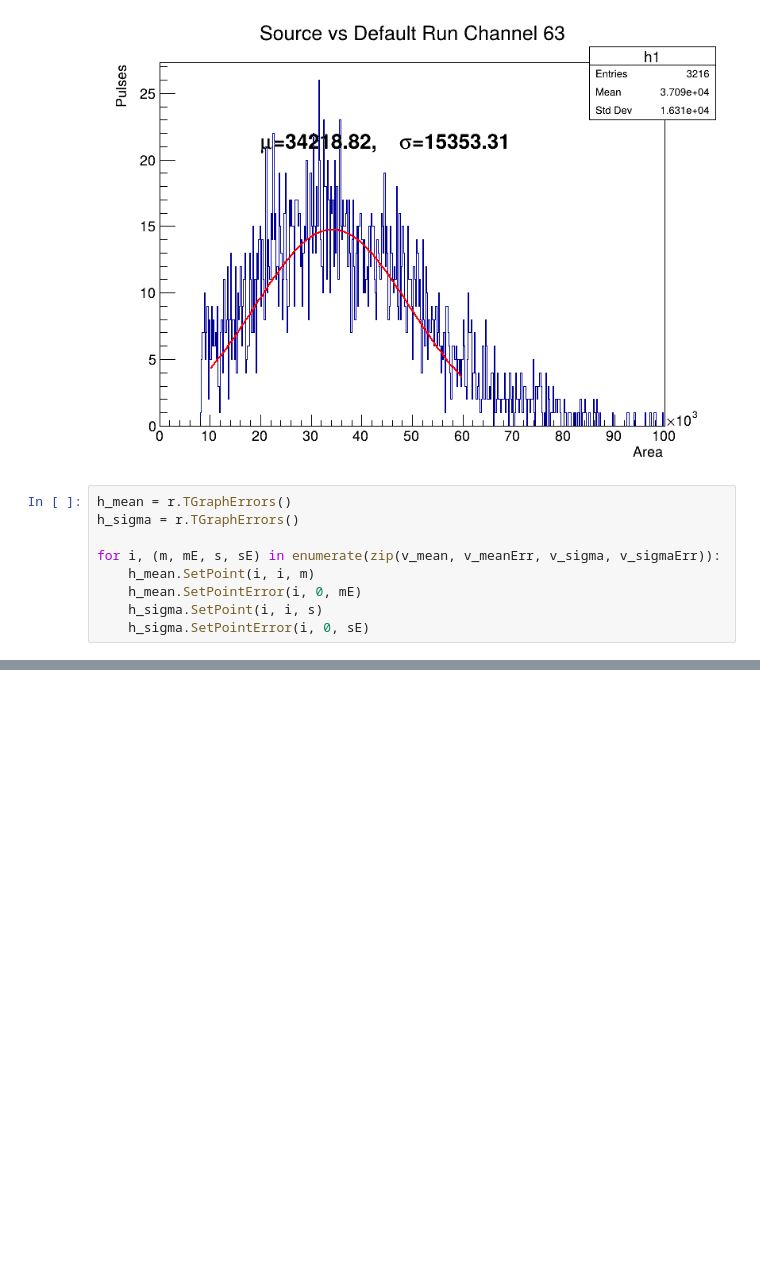
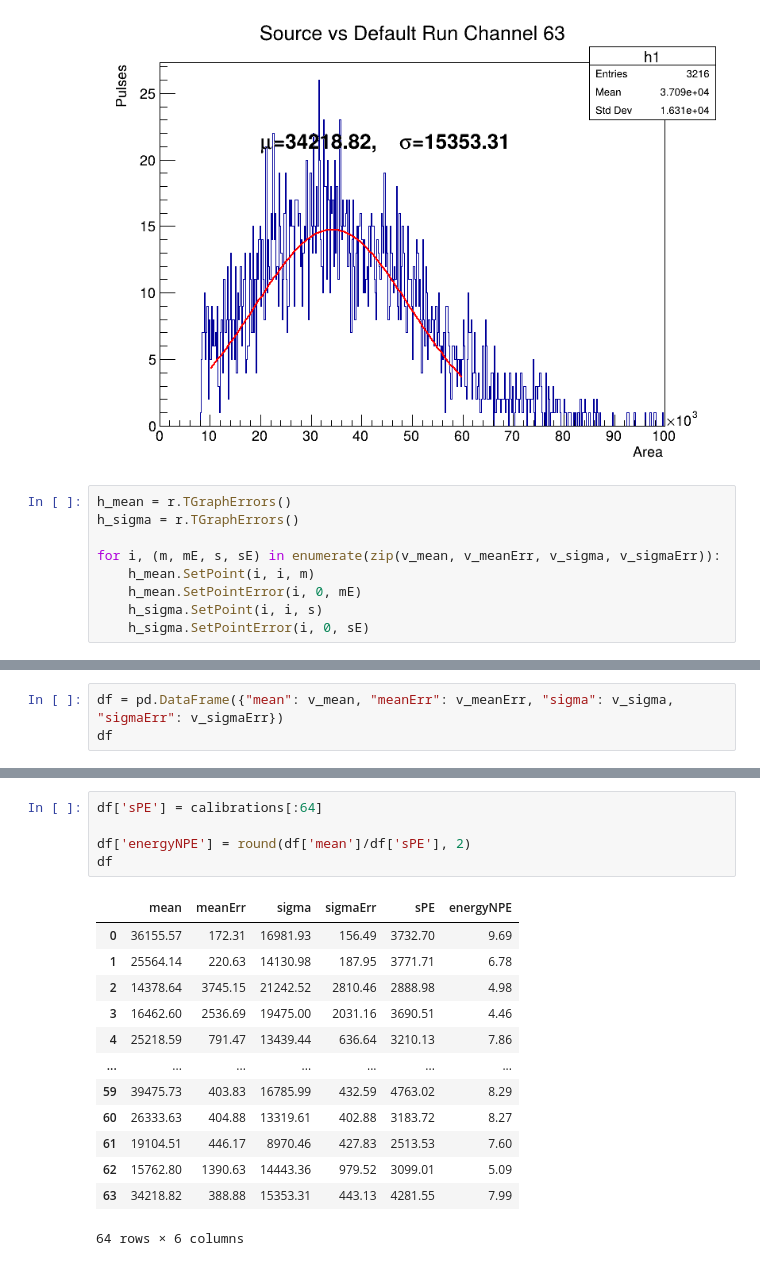
Before and after one commit to milliQan-sw/milliqanOffline, a Jupyter notebook: Run3Detector/analysis/pmt-calibration/energyCalibration.ipynb, the cells around one changed output, grey strips where cells are left out. Drawn from its saved outputs; the diff is of its cells as text; blank space fills up the shorter version.

```diff
--- a/Run3Detector/analysis/pmt-calibration/energyCalibration.ipynb
+++ b/Run3Detector/analysis/pmt-calibration/energyCalibration.ipynb
@@ -187,0 +191,3 @@ c1.Draw()
+# %%
+df = pd.DataFrame({"mean": v_mean, "meanErr": v_meanErr, "sigma": v_sigma, "sigmaErr": v_sigmaErr})
+df
@@ -187,0 +245,19 @@ c1.Draw()
+# %%
+df['sPE'] = calibrations[:64]
+
+df['energyNPE'] = round(df['mean']/df['sPE'], 2)
+df
+# %% [output]
+|  | mean | meanErr | sigma | sigmaErr | sPE | energyNPE |
+| 0 | 36155.57 | 172.31 | 16981.93 | 156.49 | 3732.70 | 9.69 |
+| 1 | 25564.14 | 220.63 | 14130.98 | 187.95 | 3771.71 | 6.78 |
+| 2 | 14378.64 | 3745.15 | 21242.52 | 2810.46 | 2888.98 | 4.98 |
+| 3 | 16462.60 | 2536.69 | 19475.00 | 2031.16 | 3690.51 | 4.46 |
+| 4 | 25218.59 | 791.47 | 13439.44 | 636.64 | 3210.13 | 7.86 |
+| ... | ... | ... | ... | ... | ... | ... |
+| 59 | 39475.73 | 403.83 | 16785.99 | 432.59 | 4763.02 | 8.29 |
+| 60 | 26333.63 | 404.88 | 13319.61 | 402.88 | 3183.72 | 8.27 |
+| 61 | 19104.51 | 446.17 | 8970.46 | 427.83 | 2513.53 | 7.60 |
+| 62 | 15762.80 | 1390.63 | 14443.36 | 979.52 | 3099.01 | 5.09 |
+| 63 | 34218.82 | 388.88 | 15353.31 | 443.13 | 4281.55 | 7.99 |
+64 rows × 6 columns
```
Also changed, not shown: parts of 14 cells of this notebook, 5 other files.
